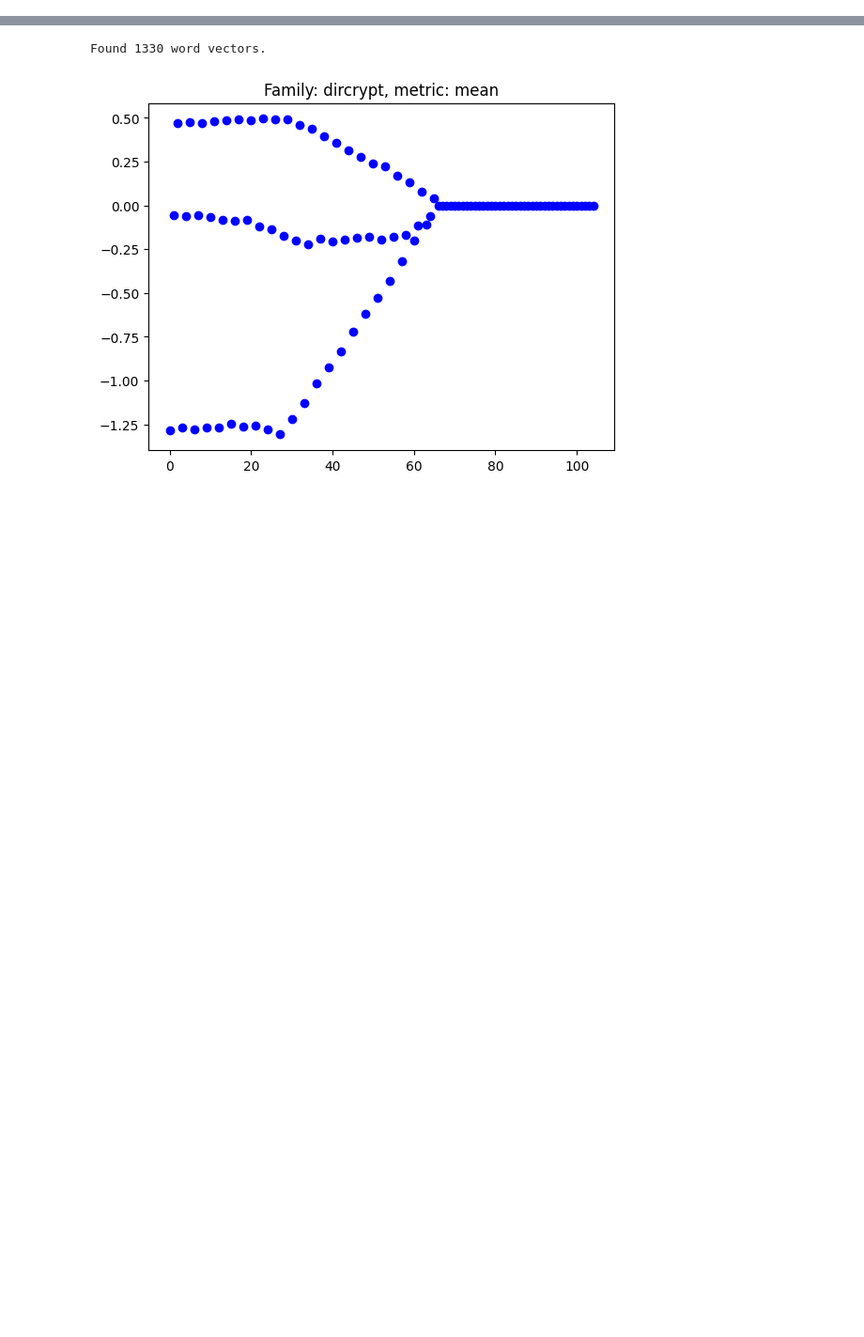
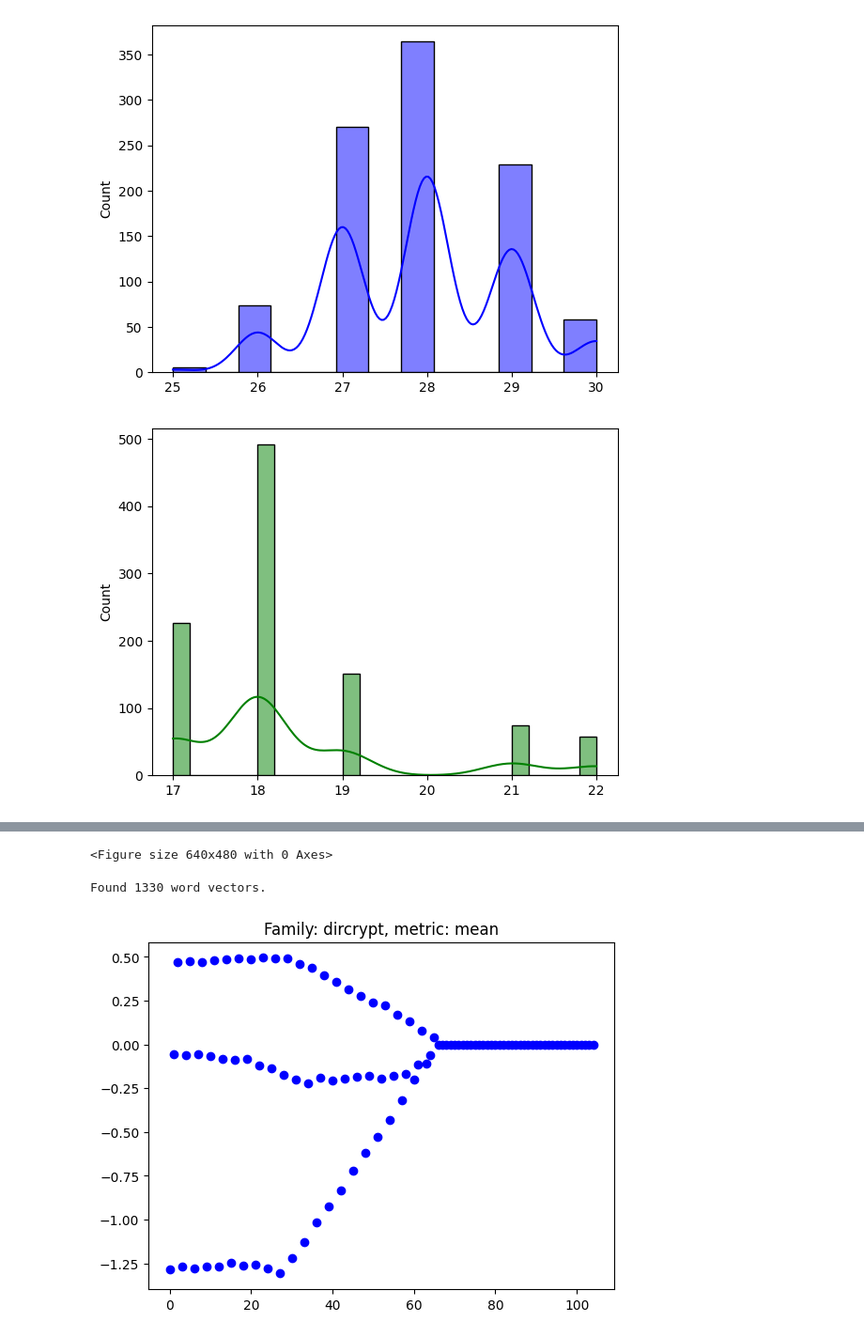
Before and after one commit to S1107327/datascience, a Jupyter notebook: Desc_analysis.ipynb, the cells around one changed output, grey strips where cells are left out. Shown at 94% size. Saved outputs shown, nothing was run; the diff lists cells and outputs as text; code cells hidden in the pictures; blank space fills up the shorter version.

```diff
--- a/Desc_analysis.ipynb
+++ b/Desc_analysis.ipynb
@@ -29,3 +30,29 @@ def fasttextPreTrained(vecfile):
     f.close()
     print('Found %s word vectors.' % len(embeddings_index))
     return embeddings_index
+# %%
+def run_length():
+    dataset = pd.read_csv(f'{base_path}/example_dataset.csv')
+    families = set(dataset["label_multiclass"])
+    colors=["b", "g", "r", "y", "c"]
+    for family, color in zip(families, colors):
+        dataset_to_study = dataset[dataset["label_multiclass"] == family]
+        domain_names_to_study = dataset_to_study["bigrams"]
+        lengths = [len(name.split()) for name in domain_names_to_study]
+        '''
+        plt.hist(lengths, color=color)
+        plt.title(family)
+        plt.xlabel("number of bigrams")
+        plt.ylabel("frequency")
+        plt.show()
+        '''
+        sns.histplot(lengths, kde=True, color=color)
+        figure=plt.gcf()
+        plt.show()
+        plt.clf()
+
+
+run_length()
+# %% [output]
+[figure, added]
+[figure, added]
@@ -32 +62,2 @@ def fasttextPreTrained(vecfile):
+<Figure size 640x480 with 0 Axes>
 # %%
```
Also changed, not shown: parts of 3 cells of this notebook, 1 other file.
